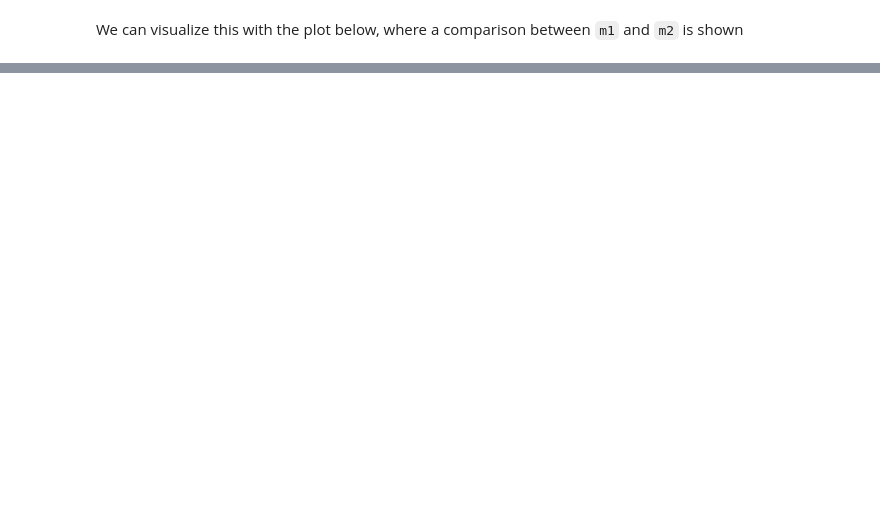
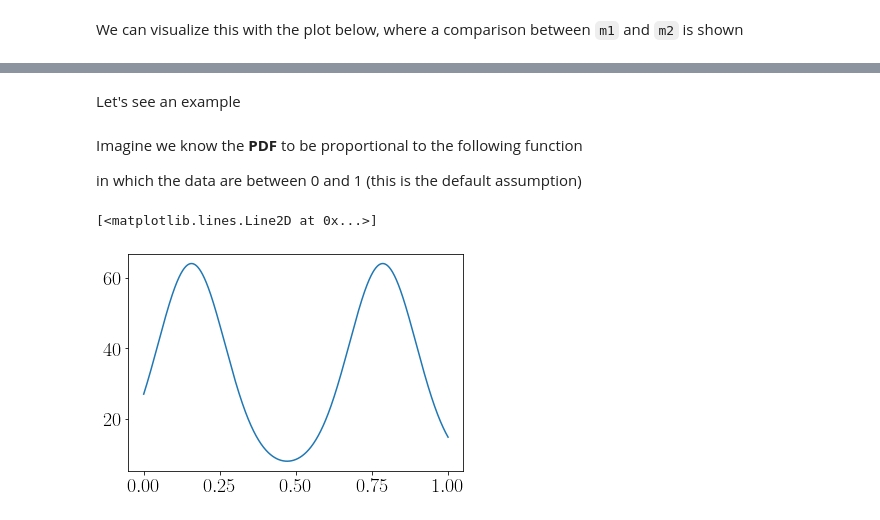
Before and after one commit to giacomodamico24/BASiL, a Jupyter notebook: notebooks/basilpy_tutorial.ipynb, the cells around one changed output, grey strips where cells are left out. Drawn from its saved outputs; the diff is of its cells as text; code cells hidden in the pictures; blank space fills up the shorter version.

```diff
--- a/notebooks/basilpy_tutorial.ipynb
+++ b/notebooks/basilpy_tutorial.ipynb
@@ -270,0 +300,13 @@ axs[ax_ind].legend()
+# %% [markdown]
+Let's see an example
+# %% [markdown]
+Imagine we know the **PDF** to be proportional to the following function
+
+in which the data are between 0 and 1 (this is the default assumption)
+# %%
+x = np.linspace(0,1,1000)
+f = lambda x: (np.sin(x*10)+3)**3
+plt.plot(x, f(x) )
+# %% [output]
+[<matplotlib.lines.Line2D at 0x...>]
+[figure, added]
```
Also changed, not shown: parts of 48 cells of this notebook, 2 other files.
